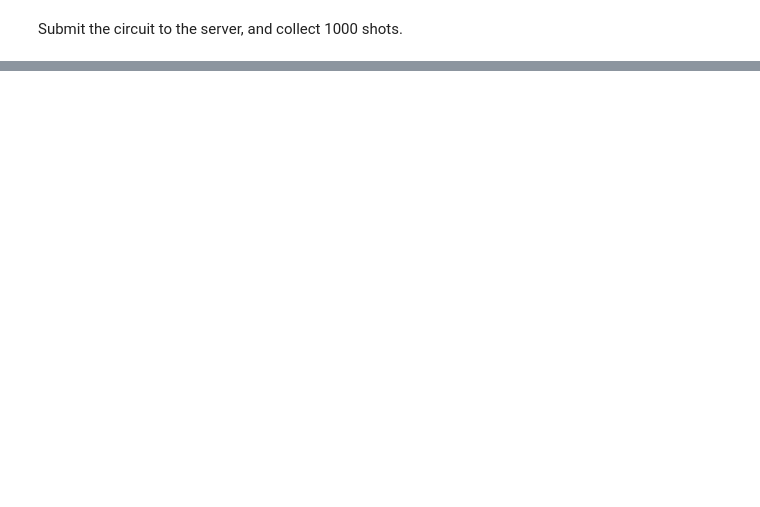
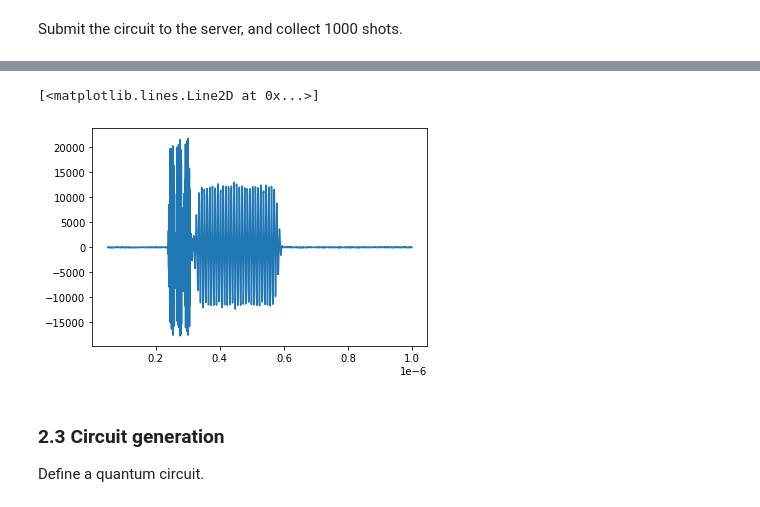
Before and after one commit to lblQubic/qce23tutorial, a Jupyter notebook: Hardware Demo Part 2.ipynb, the cells around one changed output, grey strips where cells are left out. Cells and saved outputs as stored; diff of their text form; code cells hidden in the pictures; blank space fills up the shorter version.

Commit message:
update part2 notebook and qubitcfg

```diff
--- a/Hardware Demo Part 2.ipynb
+++ b/Hardware Demo Part 2.ipynb
@@ -139,0 +91,35 @@ s11 = runner.run_circuit_batch([raw_asm], 100000, delay_per_shot=0)
+# %%
+circuit_2 = [
+
+    # play two consecutive pi/2 pulses on Q3
+    {'name': 'X90', 'qubit': 'Q3'},
+    {'name': 'X90', 'qubit': 'Q3'},
+
+    # schedule barrier
+    {'name': 'barrier', 'qubit': ['Q3','Q6']},
+
+    # play two pi/2 pulses on Q3 and Q6 simultaneously
+    {'name': 'X90', 'qubit': 'Q3'},
+    {'name': 'X90', 'qubit': 'Q6'},
+
+    # schedule barrier
+    {'name': 'barrier', 'qubit': ['Q3','Q6']},
+
+    # play a CNOT gate on Q3 and Q6
+    {'name': 'CNOT', 'qubit': ['Q3','Q6']}
+
+]
+# %%
+compiled_prog = tc.run_compile_stage(circuit_2, fpga_config, qchip)
+raw_asm = tc.run_assemble_stage(compiled_prog, channel_configs)
+s11 = runner.run_circuit_batch([raw_asm], 1000, delay_per_shot=0)
+# %%
+acq_data = runner.load_and_run_acq(raw_asm, n_total_shots=1, acq_chans=['0','1'], trig_delay=0e-9)
+time_step=0.5e-9
+plt.plot(np.arange(0,acq_data['1'].shape[1]*time_step,time_step)[100:2000],np.average(acq_data['1'], axis=0)[100:2000])
+# %% [output]
+[<matplotlib.lines.Line2D at 0x...>]
+[figure, added]
+# %% [markdown]
+### 2.3 Circuit generation
+Define a quantum circuit.
```
Also changed, not shown: parts of 44 cells of this notebook, 1 other file.
